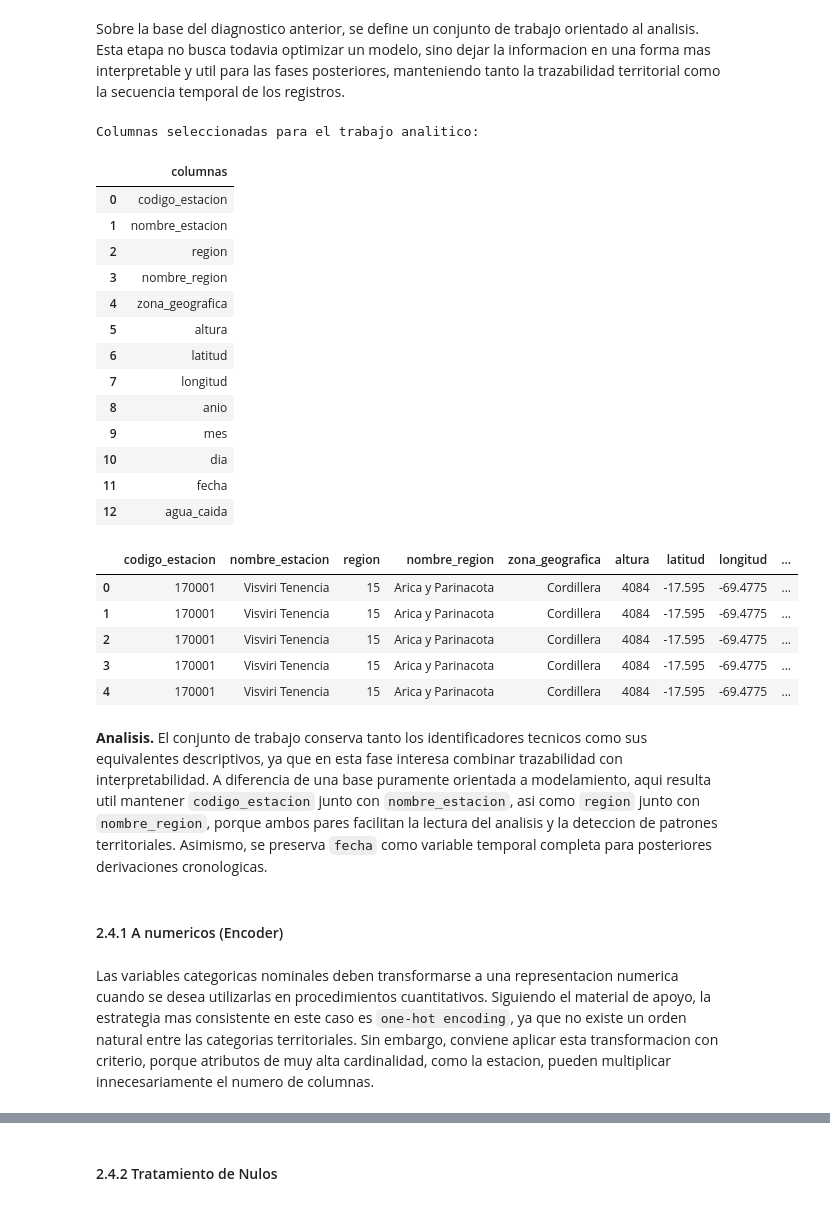
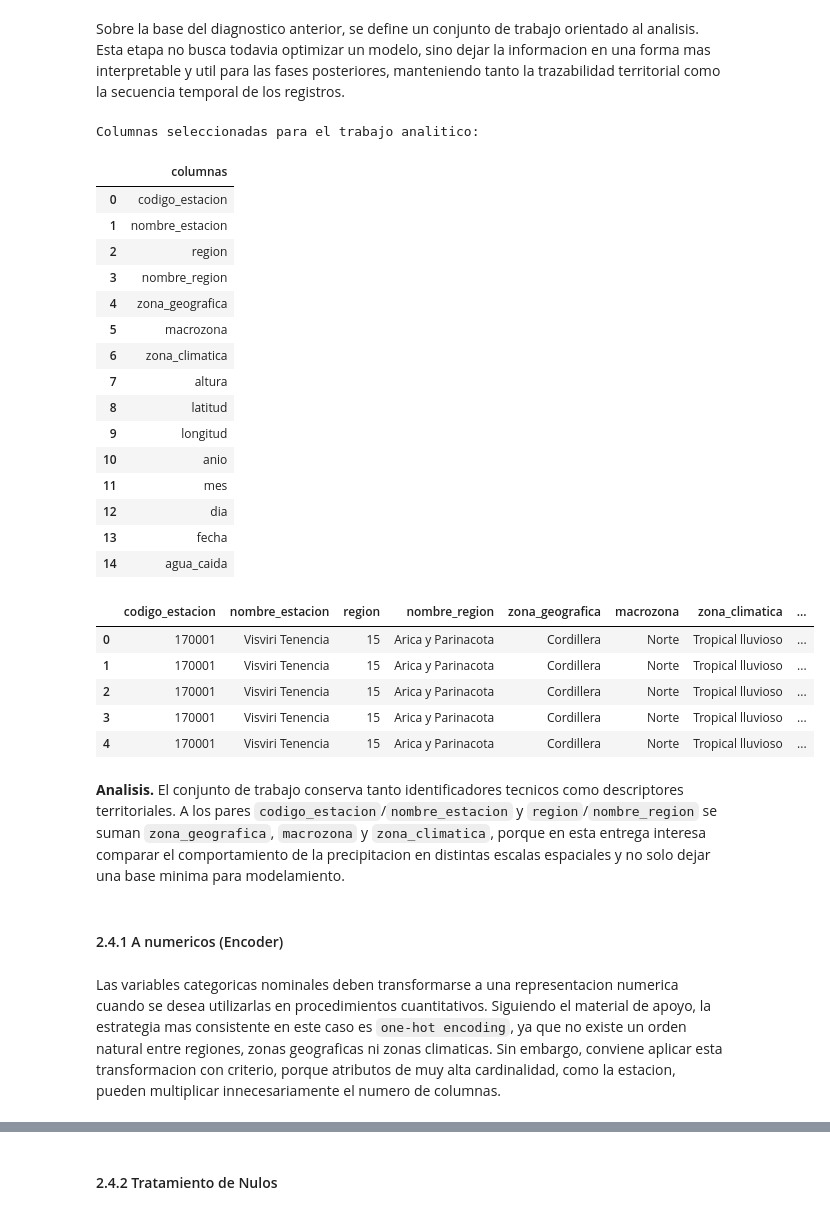
Before and after one commit to 4mnesia/DataMining, a Jupyter notebook: DataMining.ipynb, the cells around one changed output, grey strips where cells are left out. Cells and saved outputs as stored; diff of their text form; code cells hidden in the pictures.

```diff
--- a/DataMining.ipynb
+++ b/DataMining.ipynb
@@ -196,9 +280,23 @@ df = (
           .reset_index(drop=True)
 )
 df["fecha"] = pd.to_datetime(df["fecha"])
+df["macrozona"] = df["region"].apply(region_to_macrozone)
+df["zona_climatica"] = df.apply(
+    lambda row: infer_climate_zone(
+        row["region"],
+        row["latitud"],
+        row["altura"],
+        row["zona_geografica"],
+    ),
+    axis=1,
+)
+ACTIVE_CLIMATE_ORDER = [zona for zona in CLIMATE_ORDER if zona in df["zona_climatica"].dropna().unique()]
+print("Zonas climaticas activas:", ", ".join(ACTIVE_CLIMATE_ORDER))
 
 print(f"Dimension del dataset enriquecido: {df.shape[0]} filas x {df.shape[1]} columnas")
 print(f"Periodo disponible: {df['fecha'].min().date()} a {df['fecha'].max().date()}")
 print(f"Estaciones con metadata: {df['nombre_estacion'].nunique()}")
 print(f"Regiones representadas: {df['nombre_region'].nunique()}")
+print(f"Macrozonas analiticas: {df['macrozona'].nunique()}")
+print(f"Zonas climaticas analiticas activas: {df['zona_climatica'].nunique()}")
 display(df.head())
@@ -443,41 +687,43 @@ Sobre la base del diagnostico anterior, se define un conjunto de trabajo orienta
 # %%
 columnas_trabajo = [
     "codigo_estacion", "nombre_estacion", "region", "nombre_region", "zona_geografica",
-    "altura", "latitud", "longitud", "anio", "mes", "dia", "fecha", "agua_caida"
+    "macrozona", "zona_climatica", "altura", "latitud", "longitud", "anio", "mes", "dia", "fecha", "agua_caida"
 ]
 
 df_trabajo = df[columnas_trabajo].copy()
 
 print("Columnas seleccionadas para el trabajo analitico:")
 display(pd.DataFrame({"columnas": df_trabajo.columns}))
 display(df_trabajo.head())
 # %% [output]
 Columnas seleccionadas para el trabajo analitico:
 |  | columnas |
 | 0 | codigo_estacion |
 | 1 | nombre_estacion |
 | 2 | region |
 | 3 | nombre_region |
 | 4 | zona_geografica |
-| 5 | altura |
-| 6 | latitud |
-| 7 | longitud |
-| 8 | anio |
-| 9 | mes |
-| 10 | dia |
-| 11 | fecha |
-| 12 | agua_caida |
+| 5 | macrozona |
+| 6 | zona_climatica |
+| 7 | altura |
+| 8 | latitud |
+| 9 | longitud |
+| 10 | anio |
+| 11 | mes |
+| 12 | dia |
+| 13 | fecha |
+| 14 | agua_caida |
-|  | codigo_estacion | nombre_estacion | region | nombre_region | zona_geografica | altura | latitud | longitud | ... |
-| 0 | 170001 | Visviri Tenencia | 15 | Arica y Parinacota | Cordillera | 4084 | -17.595 | -69.4775 | ... |
-| 1 | 170001 | Visviri Tenencia | 15 | Arica y Parinacota | Cordillera | 4084 | -17.595 | -69.4775 | ... |
-| 2 | 170001 | Visviri Tenencia | 15 | Arica y Parinacota | Cordillera | 4084 | -17.595 | -69.4775 | ... |
-| 3 | 170001 | Visviri Tenencia | 15 | Arica y Parinacota | Cordillera | 4084 | -17.595 | -69.4775 | ... |
-| 4 | 170001 | Visviri Tenencia | 15 | Arica y Parinacota | Cordillera | 4084 | -17.595 | -69.4775 | ... |
+|  | codigo_estacion | nombre_estacion | region | nombre_region | zona_geografica | macrozona | zona_climatica | ... |
+| 0 | 170001 | Visviri Tenencia | 15 | Arica y Parinacota | Cordillera | Norte | Tropical lluvioso | ... |
+| 1 | 170001 | Visviri Tenencia | 15 | Arica y Parinacota | Cordillera | Norte | Tropical lluvioso | ... |
+| 2 | 170001 | Visviri Tenencia | 15 | Arica y Parinacota | Cordillera | Norte | Tropical lluvioso | ... |
+| 3 | 170001 | Visviri Tenencia | 15 | Arica y Parinacota | Cordillera | Norte | Tropical lluvioso | ... |
+| 4 | 170001 | Visviri Tenencia | 15 | Arica y Parinacota | Cordillera | Norte | Tropical lluvioso | ... |
 # %% [markdown]
-**Analisis.** El conjunto de trabajo conserva tanto los identificadores tecnicos como sus equivalentes descriptivos, ya que en esta fase interesa combinar trazabilidad con interpretabilidad. A diferencia de una base puramente orientada a modelamiento, aqui resulta util mantener `codigo_estacion` junto con `nombre_estacion`, asi como `region` junto con `nombre_region`, porque ambos pares facilitan la lectura del analisis y la deteccion de patrones territoriales. Asimismo, se preserva `fecha` como variable temporal completa para posteriores derivaciones cronologicas.
+**Analisis.** El conjunto de trabajo conserva tanto identificadores tecnicos como descriptores territoriales. A los pares `codigo_estacion`/`nombre_estacion` y `region`/`nombre_region` se suman `zona_geografica`, `macrozona` y `zona_climatica`, porque en esta entrega interesa comparar el comportamiento de la precipitacion en distintas escalas espaciales y no solo dejar una base minima para modelamiento.
 # %% [markdown]
 #### 2.4.1 A numericos (Encoder)
 # %% [markdown]
-Las variables categoricas nominales deben transformarse a una representacion numerica cuando se desea utilizarlas en procedimientos cuantitativos. Siguiendo el material de apoyo, la estrategia mas consistente en este caso es `one-hot encoding`, ya que no existe un orden natural entre las categorias territoriales. Sin embargo, conviene aplicar esta transformacion con criterio, porque atributos de muy alta cardinalidad, como la estacion, pueden multiplicar innecesariamente el numero de columnas.
+Las variables categoricas nominales deben transformarse a una representacion numerica cuando se desea utilizarlas en procedimientos cuantitativos. Siguiendo el material de apoyo, la estrategia mas consistente en este caso es `one-hot encoding`, ya que no existe un orden natural entre regiones, zonas geograficas ni zonas climaticas. Sin embargo, conviene aplicar esta transformacion con criterio, porque atributos de muy alta cardinalidad, como la estacion, pueden multiplicar innecesariamente el numero de columnas.
 # %%
 df_encoder = pd.get_dummies(
```
Also changed, not shown: parts of 96 cells of this notebook.
